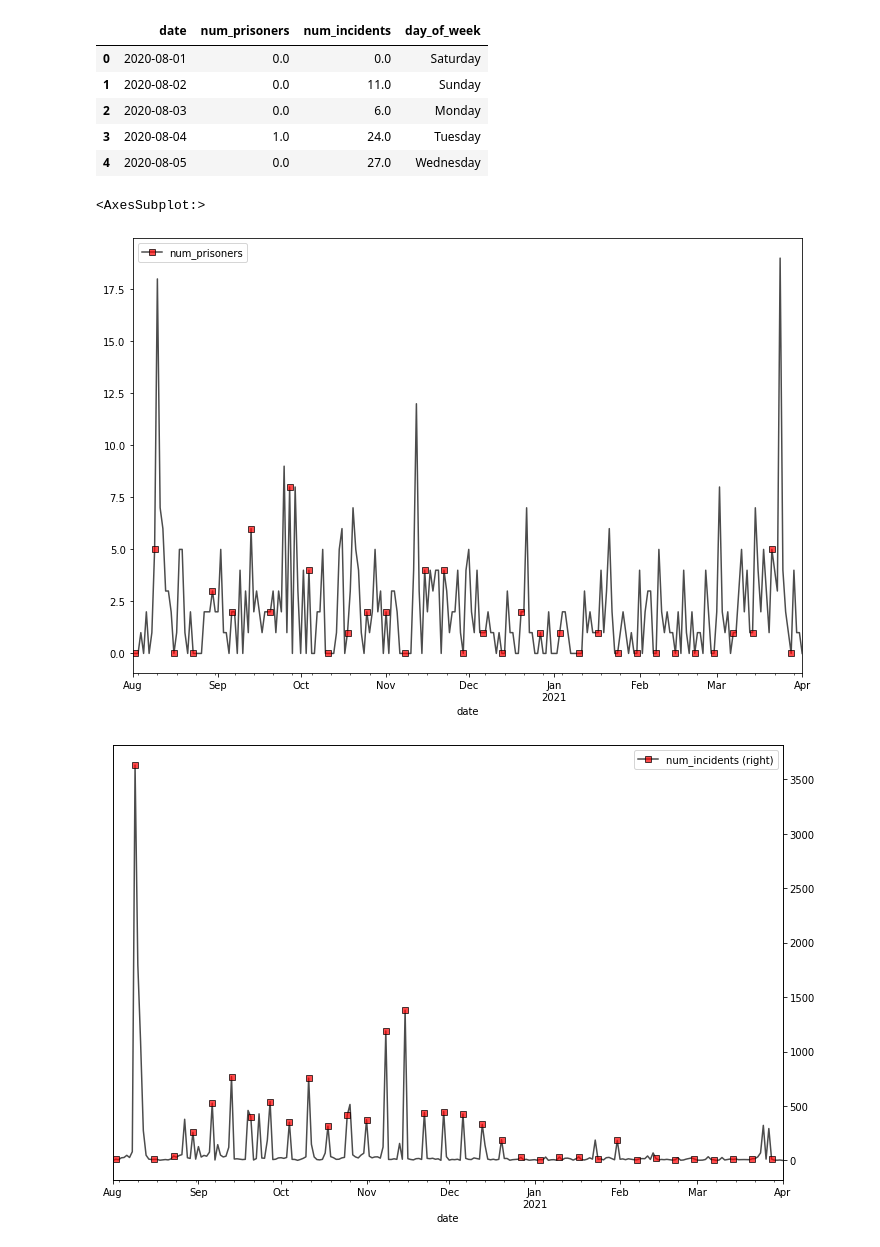
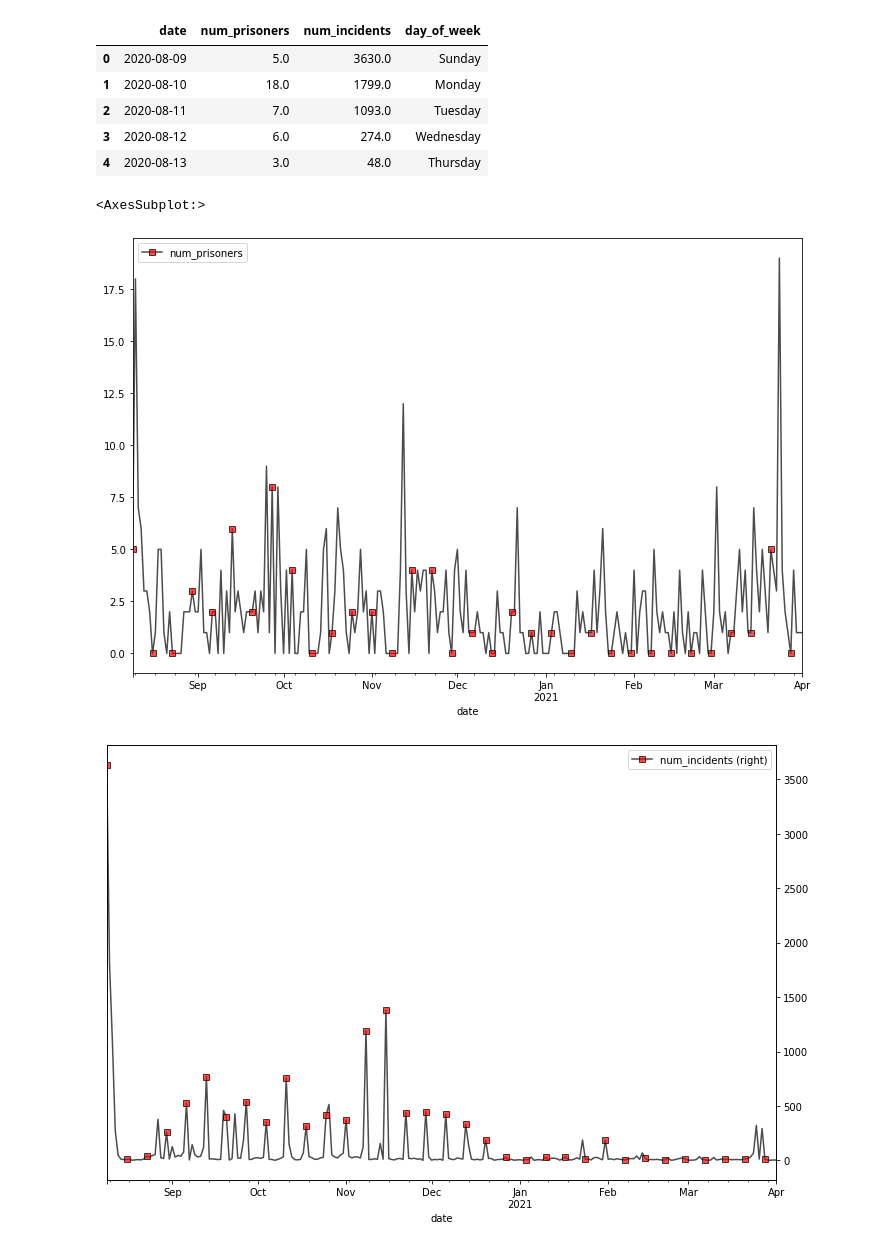
Before and after one commit to IshitaGopal/telegram-analysis, a Jupyter notebook: analysis/viasna_analysis.ipynb, the cells around one changed output. Saved outputs shown, nothing was run; the diff lists cells and outputs as text; code cells hidden in the pictures.

```diff
--- a/analysis/viasna_analysis.ipynb
+++ b/analysis/viasna_analysis.ipynb
@@ -5,5 +7,5 @@ import matplotlib.pyplot as plt
 # %%
-min_date = pd.to_datetime("2020-08-01")
+min_date = pd.to_datetime("2020-08-09")
 max_date = pd.to_datetime("2021-04-01")
 # %%
 prisoners_f = "processed_data/viasna_data/viasna_political_prisoners.csv"
@@ -18,10 +20,10 @@ prisoners.date_of_detention = pd.to_datetime(prisoners.date_of_detention)
 incedents.date_of_incident = pd.to_datetime(incedents.date_of_incident)
 
 # filter by date
-prisoners_date_filt = (prisoners.date_of_detention > min_date) & (prisoners.date_of_detention < max_date)
+prisoners_date_filt = (prisoners.date_of_detention >= min_date) & (prisoners.date_of_detention <= max_date)
 prisoners_filt = prisoners.loc[prisoners_date_filt, :]
 
-incedents_date_filt = (incedents.date_of_incident > min_date) & (incedents.date_of_incident < max_date)
+incedents_date_filt = (incedents.date_of_incident >= min_date) & (incedents.date_of_incident <= max_date)
 incedents_filt = incedents.loc[incedents_date_filt, :]
 # %%
 # Daily number of prisoners
@@ -74,36 +76,36 @@ df_merge["day_of_week"] = df_merge.date.dt.day_name()
 df_merge.head()
 # %% [output]
 |  | date | num_prisoners | num_incidents | day_of_week |
-| 0 | 2020-08-01 | 0.0 | 0.0 | Saturday |
-| 1 | 2020-08-02 | 0.0 | 11.0 | Sunday |
-| 2 | 2020-08-03 | 0.0 | 6.0 | Monday |
-| 3 | 2020-08-04 | 1.0 | 24.0 | Tuesday |
-| 4 | 2020-08-05 | 0.0 | 27.0 | Wednesday |
+| 0 | 2020-08-09 | 5.0 | 3630.0 | Sunday |
+| 1 | 2020-08-10 | 18.0 | 1799.0 | Monday |
+| 2 | 2020-08-11 | 7.0 | 1093.0 | Tuesday |
+| 3 | 2020-08-12 | 6.0 | 274.0 | Wednesday |
+| 4 | 2020-08-13 | 3.0 | 48.0 | Thursday |
 # %%
 ax1 = df_merge.plot(
     x="date",
     y="num_prisoners",
-    figsize=(12,8),
+    figsize=(12,8)
     style='s-',
     color="black",
     mfc = "red",
     alpha=0.7,
     markevery = np.where(df_merge["day_of_week"] == "Sunday", True, False)
     )
 
 df_merge.plot(
     x="date",
     y="num_incidents",
     figsize=(12,8),
     style='s-',
     color="black",
     mfc = "red",
     alpha=0.7,
     secondary_y=True,
     markevery = np.where(df_merge["day_of_week"] == "Sunday", True, False),
     )
 # %% [output]
 <AxesSubplot:>
-[figure, old version]
+[figure, new version]
-[figure, old version]
+[figure, new version]
 # %%
```
Also changed, not shown: parts of 3 cells of this notebook, 5 other files.
